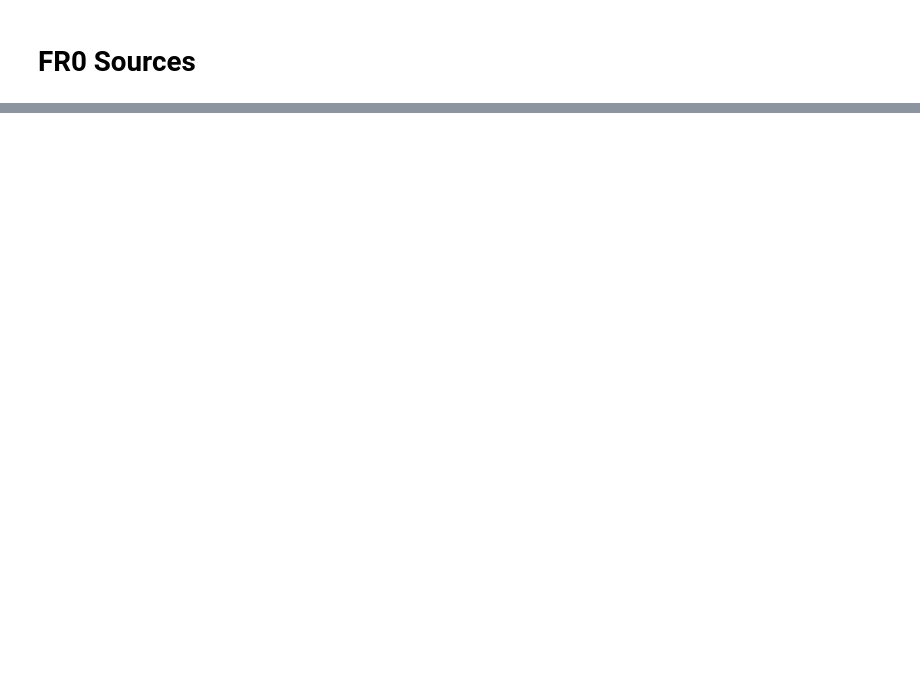
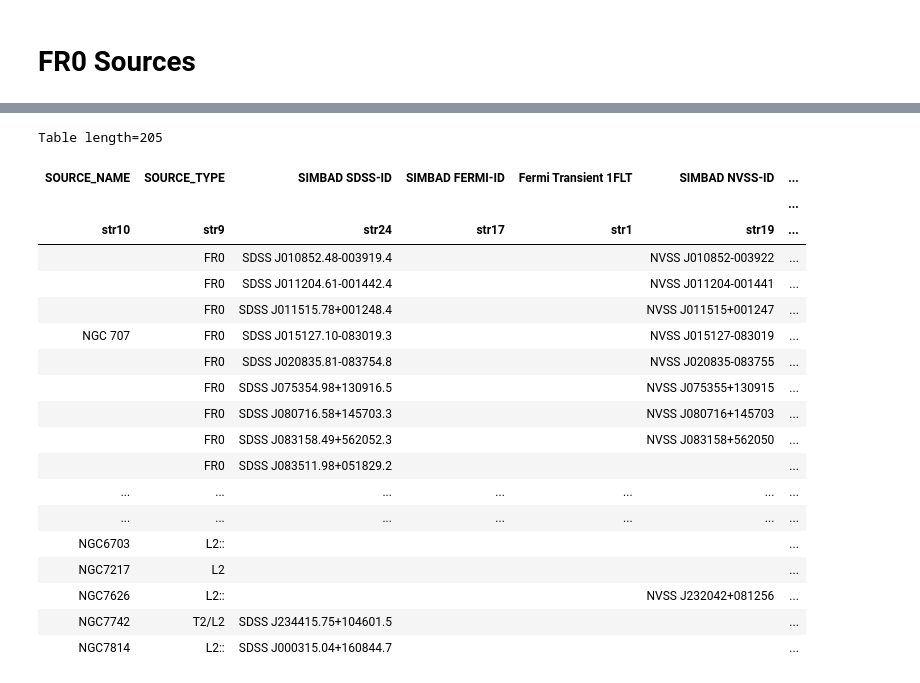
Before and after one commit to udaisharma99/MiniJettedAGNs, a Jupyter notebook: final-catalog.ipynb, the cells around one changed output, grey strips where cells are left out. Saved outputs shown, nothing was run; the diff lists cells and outputs as text; code cells hidden in the pictures; blank space fills up the shorter version.

```diff
--- a/final-catalog.ipynb
+++ b/final-catalog.ipynb
@@ -802,0 +820,10 @@ ft_nagar_xmatches = XMatch.query(
+# %%
+ft_nagar_xmatches = XMatch.query(
+    cat1=nagar_2005[0],
+    cat2=fermi_transient,
+    colRA1="_RA",
+    colDec1="_DE",
+    colRA2="RAJ2000",
+    colDec2="DEJ2000",
+    max_distance= 3 * u.arcmin,
+)
@@ -1605,3 +1750,26 @@ coreG_catalogue.write(
 from astropy.table import vstack
 
 fr0_coreG_catalogue = vstack([fr0_catalogue,coreG_catalogue])
+# %%
+fr0_coreG_catalogue
+# %% [output]
+Table length=205
+| SOURCE_NAME | SOURCE_TYPE | SIMBAD SDSS-ID | SIMBAD FERMI-ID | Fermi Transient 1FLT | SIMBAD NVSS-ID | ... |
+|  |  |  |  |  |  | ... |
+| str10 | str9 | str24 | str17 | str1 | str19 | ... |
+|  | FR0 | SDSS J010852.48-003919.4 |  |  | NVSS J010852-003922 | ... |
+|  | FR0 | SDSS J011204.61-001442.4 |  |  | NVSS J011204-001441 | ... |
+|  | FR0 | SDSS J011515.78+001248.4 |  |  | NVSS J011515+001247 | ... |
+| NGC 707 | FR0 | SDSS J015127.10-083019.3 |  |  | NVSS J015127-083019 | ... |
+|  | FR0 | SDSS J020835.81-083754.8 |  |  | NVSS J020835-083755 | ... |
+|  | FR0 | SDSS J075354.98+130916.5 |  |  | NVSS J075355+130915 | ... |
+|  | FR0 | SDSS J080716.58+145703.3 |  |  | NVSS J080716+145703 | ... |
+|  | FR0 | SDSS J083158.49+562052.3 |  |  | NVSS J083158+562050 | ... |
+|  | FR0 | SDSS J083511.98+051829.2 |  |  |  | ... |
+| ... | ... | ... | ... | ... | ... | ... |
+| ... | ... | ... | ... | ... | ... | ... |
+| NGC6703 | L2:: |  |  |  |  | ... |
+| NGC7217 | L2 |  |  |  |  | ... |
+| NGC7626 | L2:: |  |  |  | NVSS J232042+081256 | ... |
+| NGC7742 | T2/L2 | SDSS J234415.75+104601.5 |  |  |  | ... |
+| NGC7814 | L2:: | SDSS J000315.04+160844.7 |  |  |  | ... |
```
Also changed, not shown: parts of 16 cells of this notebook.
